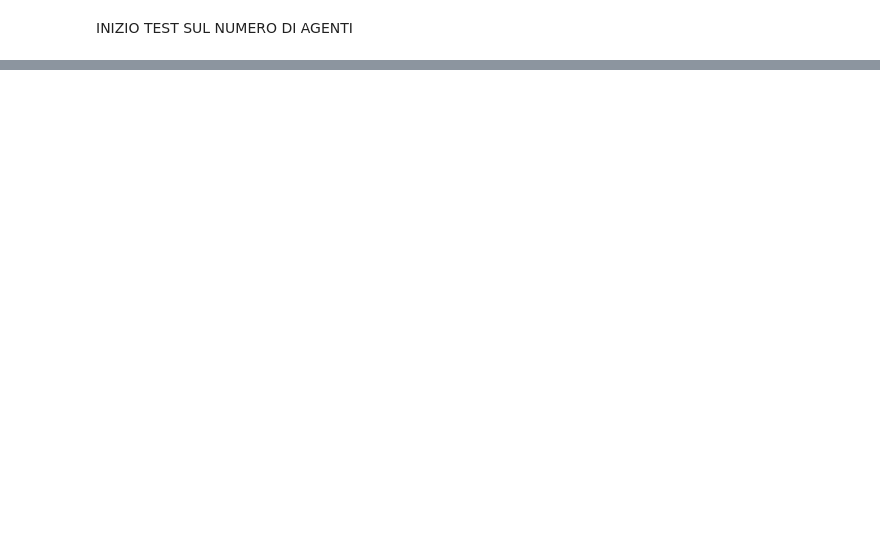
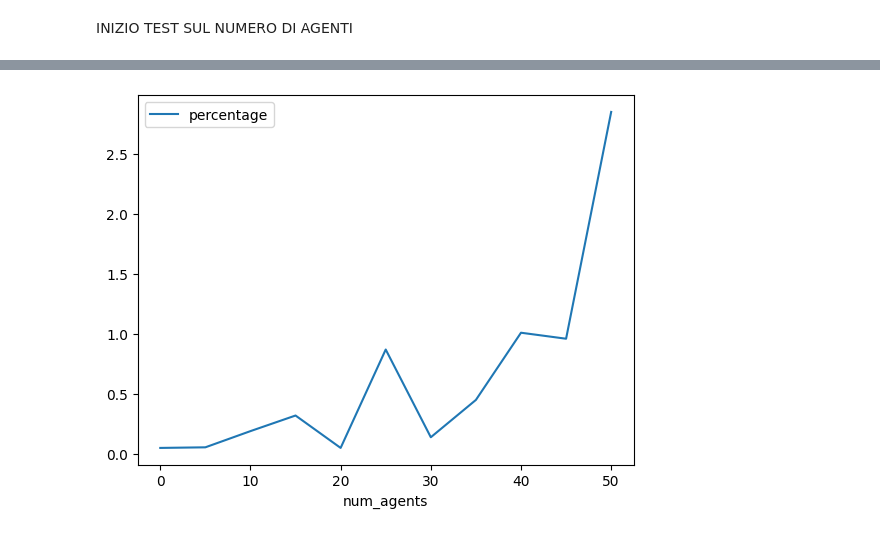
Before and after one commit to nikbet98/ProgettoAlgoritmi, a Jupyter notebook: test.ipynb, the cells around one changed output, grey strips where cells are left out. Saved outputs shown, nothing was run; the diff lists cells and outputs as text; code cells hidden in the pictures; blank space fills up the shorter version.

```diff
--- a/test.ipynb
+++ b/test.ipynb
@@ -59,4 +60,4 @@ for i in range(0,1):
 # %%
-df_prova = pd.read_csv("benchmarks\output_csv\output_exp_1.csv")
-df_2 = df_prova.dropna()
-print(df_2)
+df_agents = pd.read_csv("benchmarks\output_csv\output_exp_1.csv")
+df_agents = df_agents.dropna()
+grouped_agents_df = df_agents.groupby(['num_agents']).mean()
@@ -86,0 +71,6 @@ plt.show()
+# %%
+grouped_agents_df['percentage_visited_nodes'].plot()
+plt.legend(['percentage'])
+plt.show()
+# %% [output]
+[figure, added]
```
Also changed, not shown: parts of 8 cells of this notebook, 1 other file.
